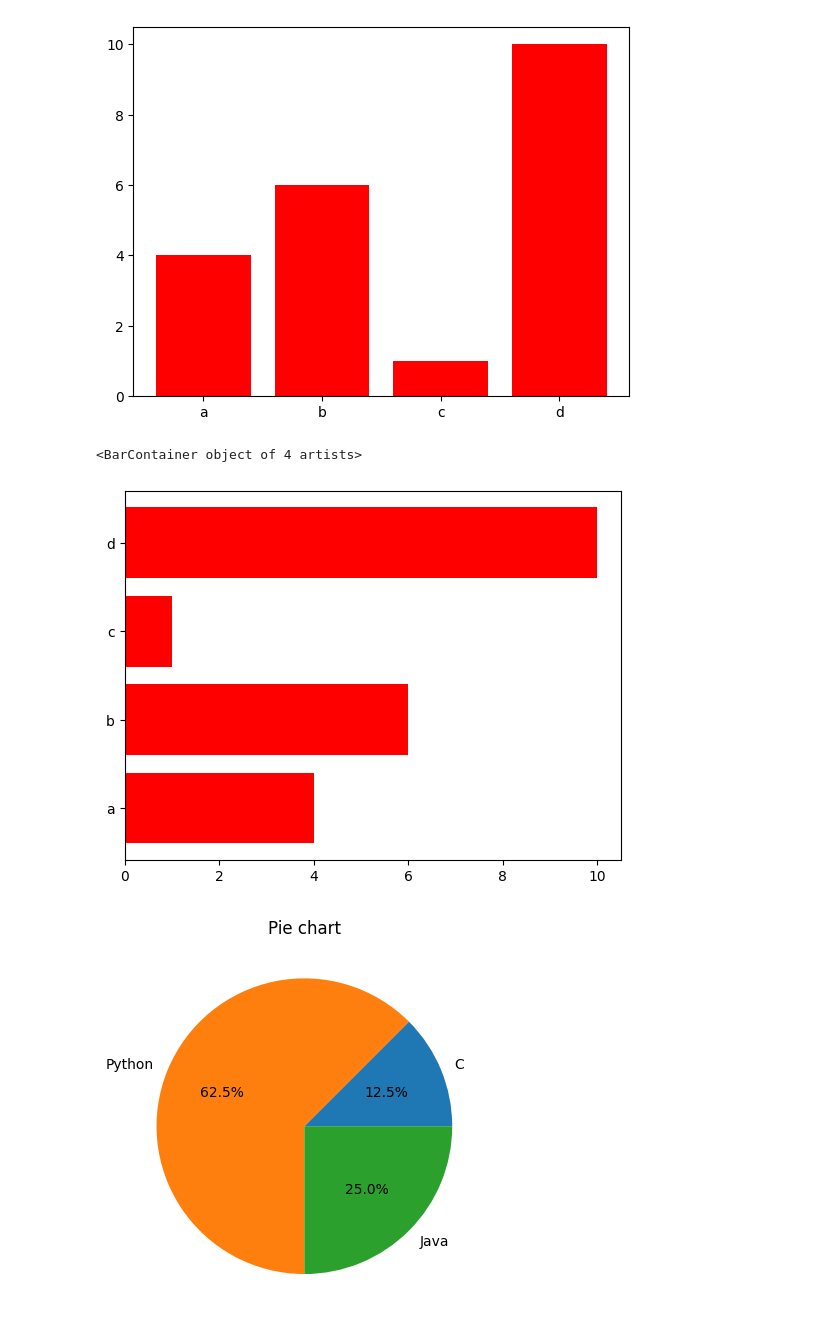
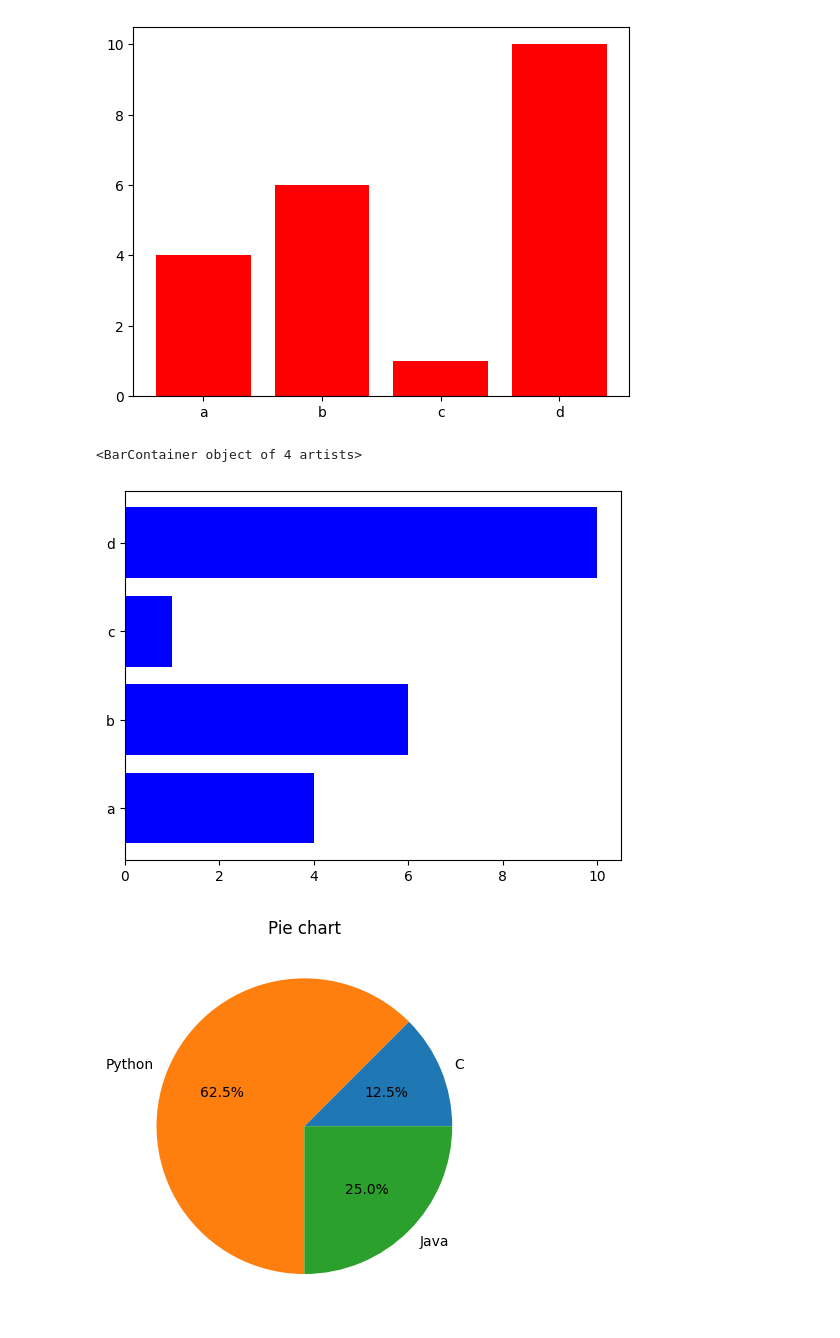
Before and after one commit to Vikash-Kumar-984/Python-Problems, a Jupyter notebook: Matplotlib/matplotlib.ipynb, the cells around one changed output. Cells and saved outputs as stored; diff of their text form; code cells hidden in the pictures.

```diff
--- a/Matplotlib/matplotlib.ipynb
+++ b/Matplotlib/matplotlib.ipynb
@@ -367,9 +368,9 @@ plt.bar(x, y, color = 'r') #vertical plot
 # %%
 x = ["a", "b", "c","d"] #name of students
 y = [4, 6, 1, 10] #no of days present in the class
 
-plt.barh(x, y, color = 'r') #horizontal plot
+plt.barh(x, y, color = 'b') #Horizontal plot
 # %% [output]
 <BarContainer object of 4 artists>
-[figure, old version]
+[figure, new version]
 # %%
```
Also changed, not shown: parts of 31 cells of this notebook.
